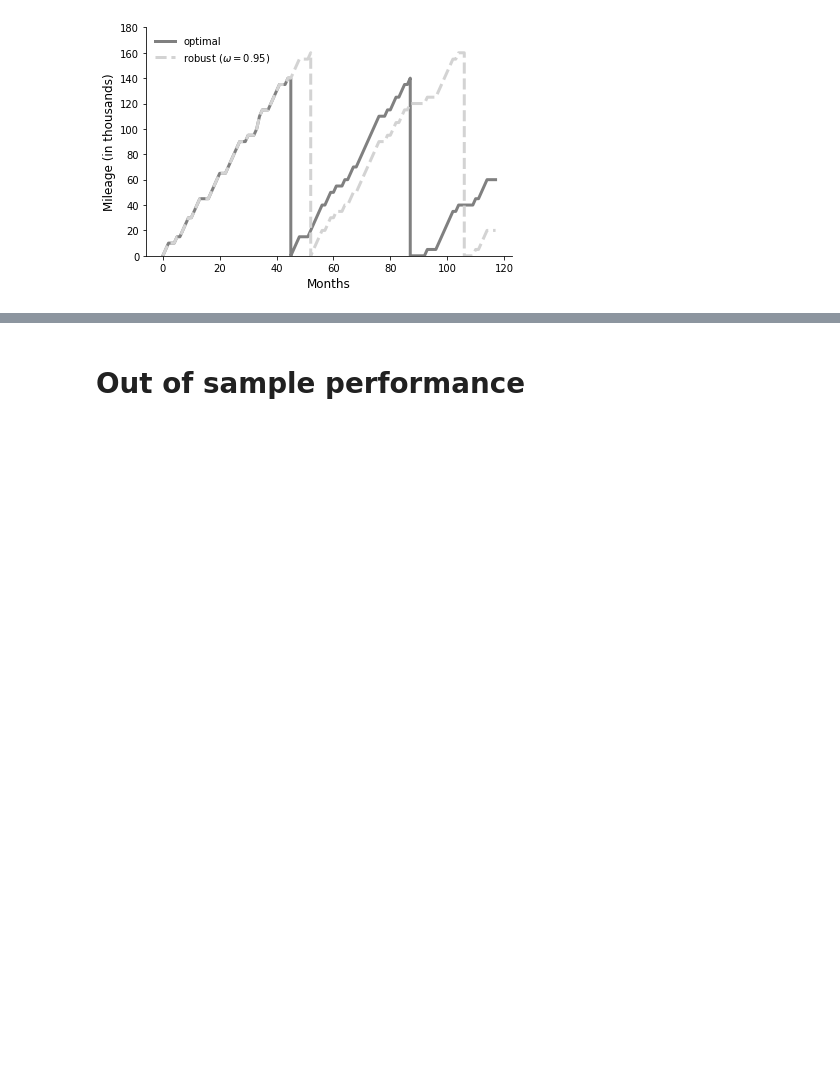
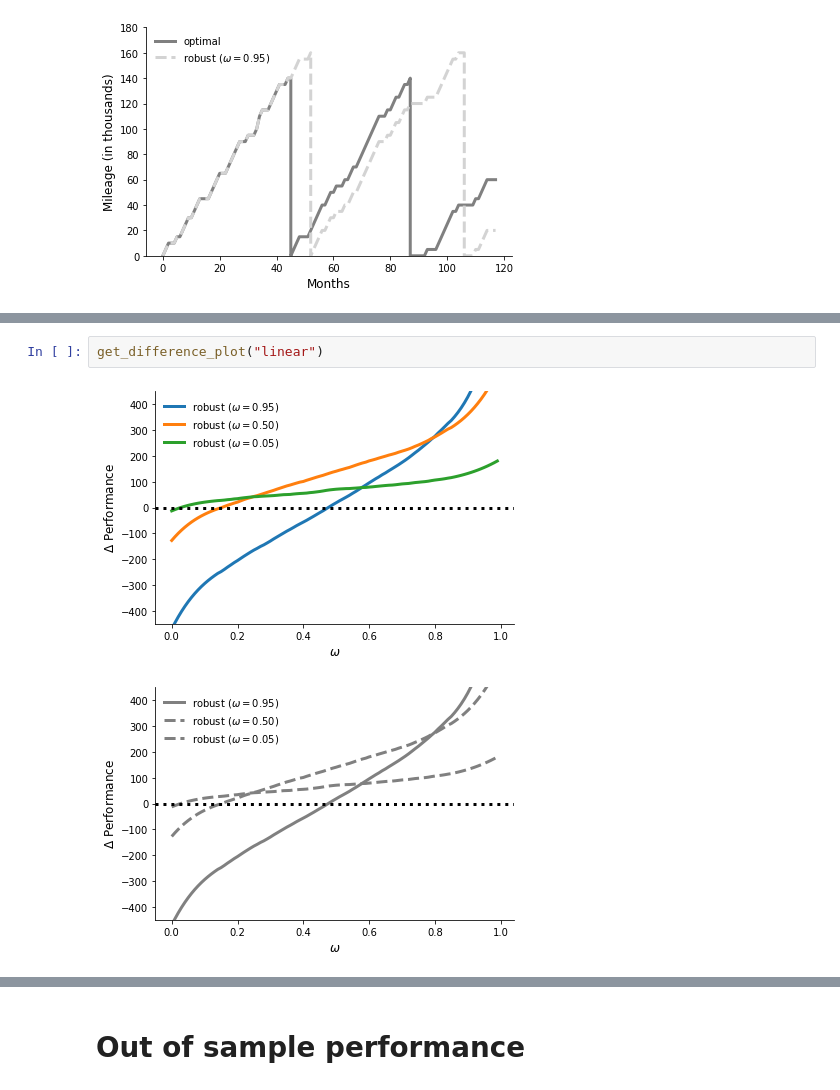
Before and after one commit to robustzurcher/analysis, a Jupyter notebook: notebooks/03_application.ipynb, the cells around one changed output, grey strips where cells are left out. Drawn from its saved outputs; the diff is of its cells as text; blank space fills up the shorter version.

```diff
--- a/notebooks/03_application.ipynb
+++ b/notebooks/03_application.ipynb
@@ -184 +175,6 @@ get_difference_plot("linear", window_length)
+# %%
+get_difference_plot("linear")
+# %% [output]
+[figure, added]
+[figure, added]
 # %%
```
Also changed, not shown: parts of 14 cells of this notebook, 22 other files.
